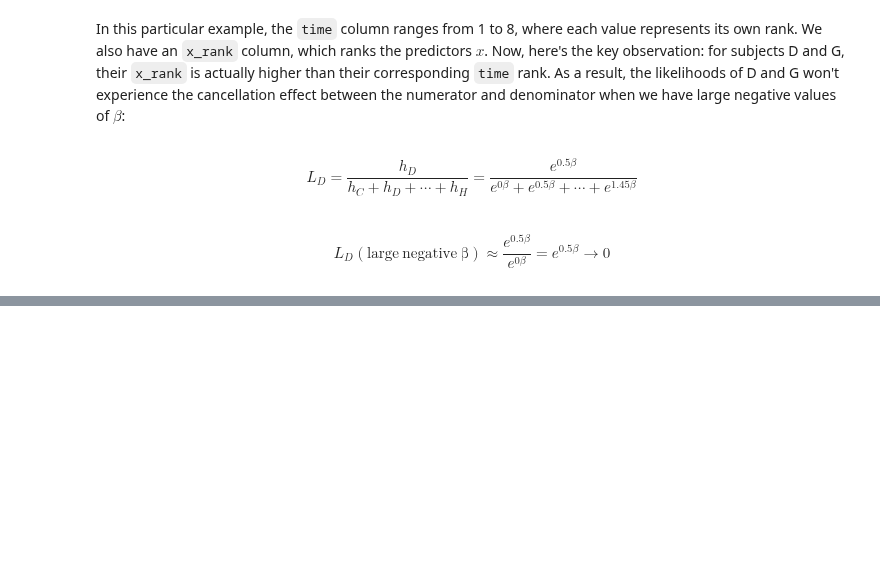
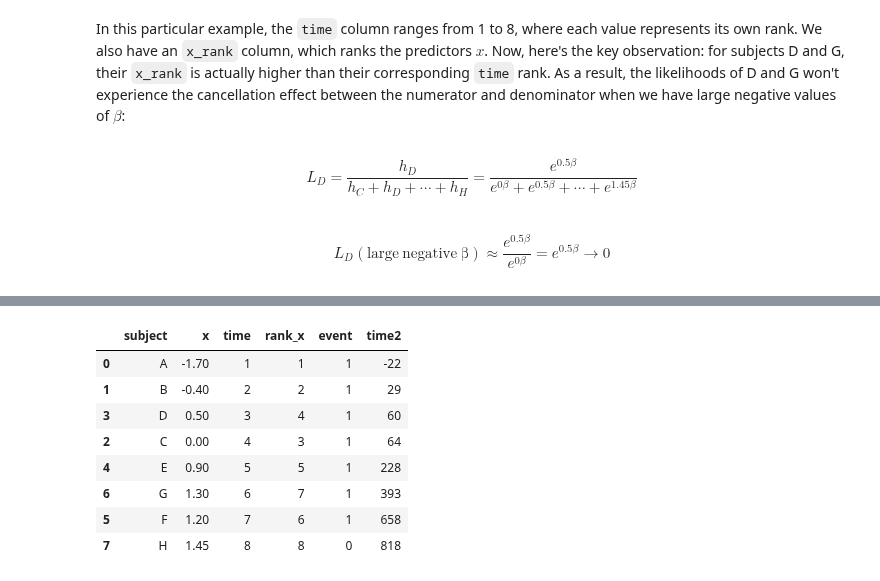
Before and after one commit to igor-sb/blog, a Jupyter notebook: posts/cox_perfect.ipynb, the cells around one changed output, grey strips where cells are left out. Drawn from its saved outputs; the diff is of its cells as text; code cells hidden in the pictures; blank space fills up the shorter version.

```diff
--- a/posts/cox_perfect.ipynb
+++ b/posts/cox_perfect.ipynb
@@ -218,0 +219,22 @@ As we can see, while this does resolve the convergence warning, it does little t
+# %%
+sample_df = pd.DataFrame({
+    'subject': ['A', 'B', 'C', 'D', 'E', 'F', 'G', 'H'],
+    'x': [-1.7, -0.4, 0.0, 0.5, 0.9, 1.2, 1.3, 1.45],
+    'time': [1, 2, 4, 3, 5, 7, 6, 8],
+    'rank_x': [1, 2, 3, 4, 5, 6, 7, 8],
+    'event': [1, 1, 1, 1, 1, 1, 1, 0],
+}).sort_values('time')
+
+np.random.seed(42)
+sample_df['time2'] = sorted(np.random.randint(low=-42, high=888, size=8))
+sample_df
+# %% [output]
+|  | subject | x | time | rank_x | event | time2 |
+| 0 | A | -1.70 | 1 | 1 | 1 | -22 |
+| 1 | B | -0.40 | 2 | 2 | 1 | 29 |
+| 3 | D | 0.50 | 3 | 4 | 1 | 60 |
+| 2 | C | 0.00 | 4 | 3 | 1 | 64 |
+| 4 | E | 0.90 | 5 | 5 | 1 | 228 |
+| 6 | G | 1.30 | 6 | 7 | 1 | 393 |
+| 5 | F | 1.20 | 7 | 6 | 1 | 658 |
+| 7 | H | 1.45 | 8 | 8 | 0 | 818 |
```
Also changed, not shown: parts of 20 cells of this notebook.
